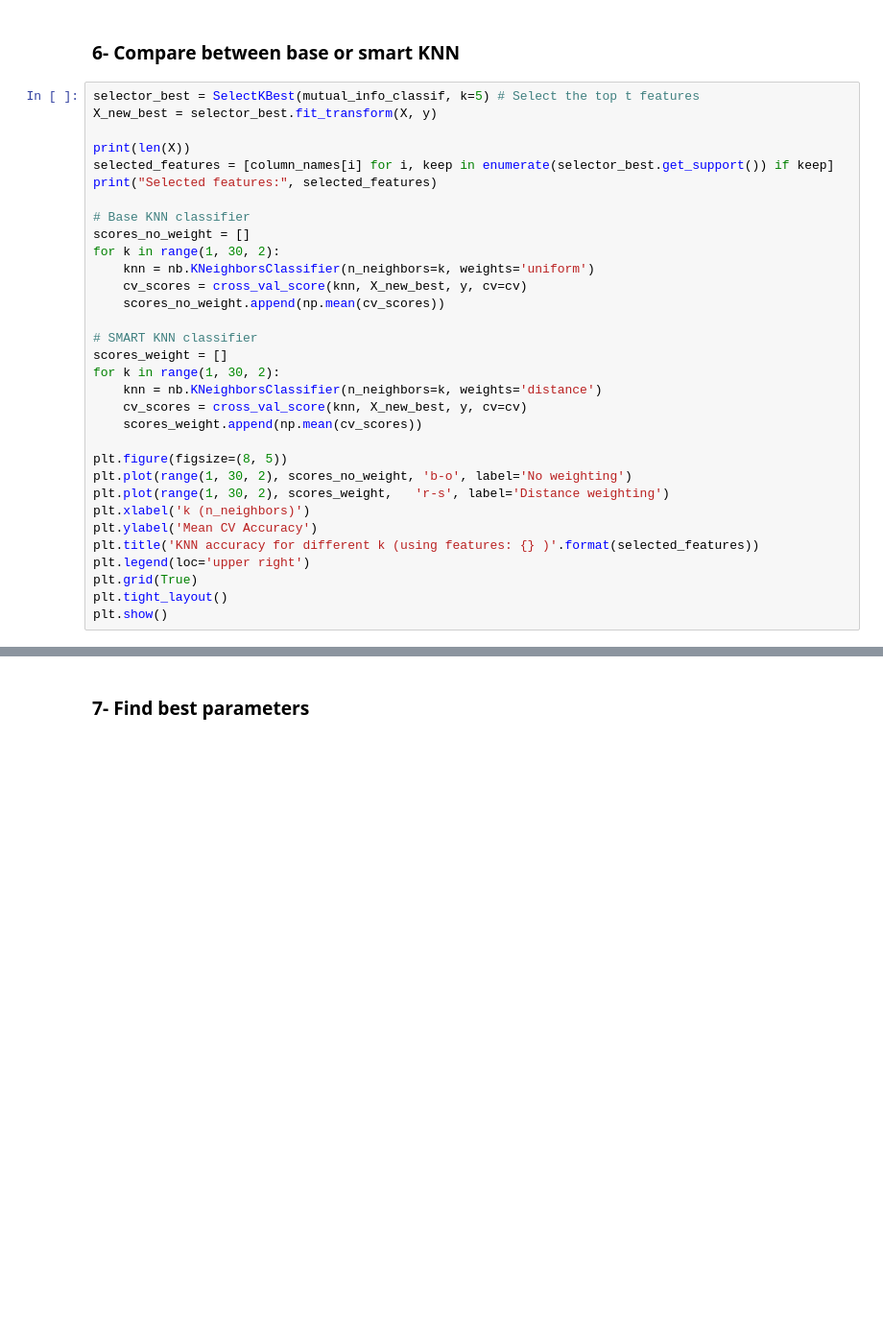
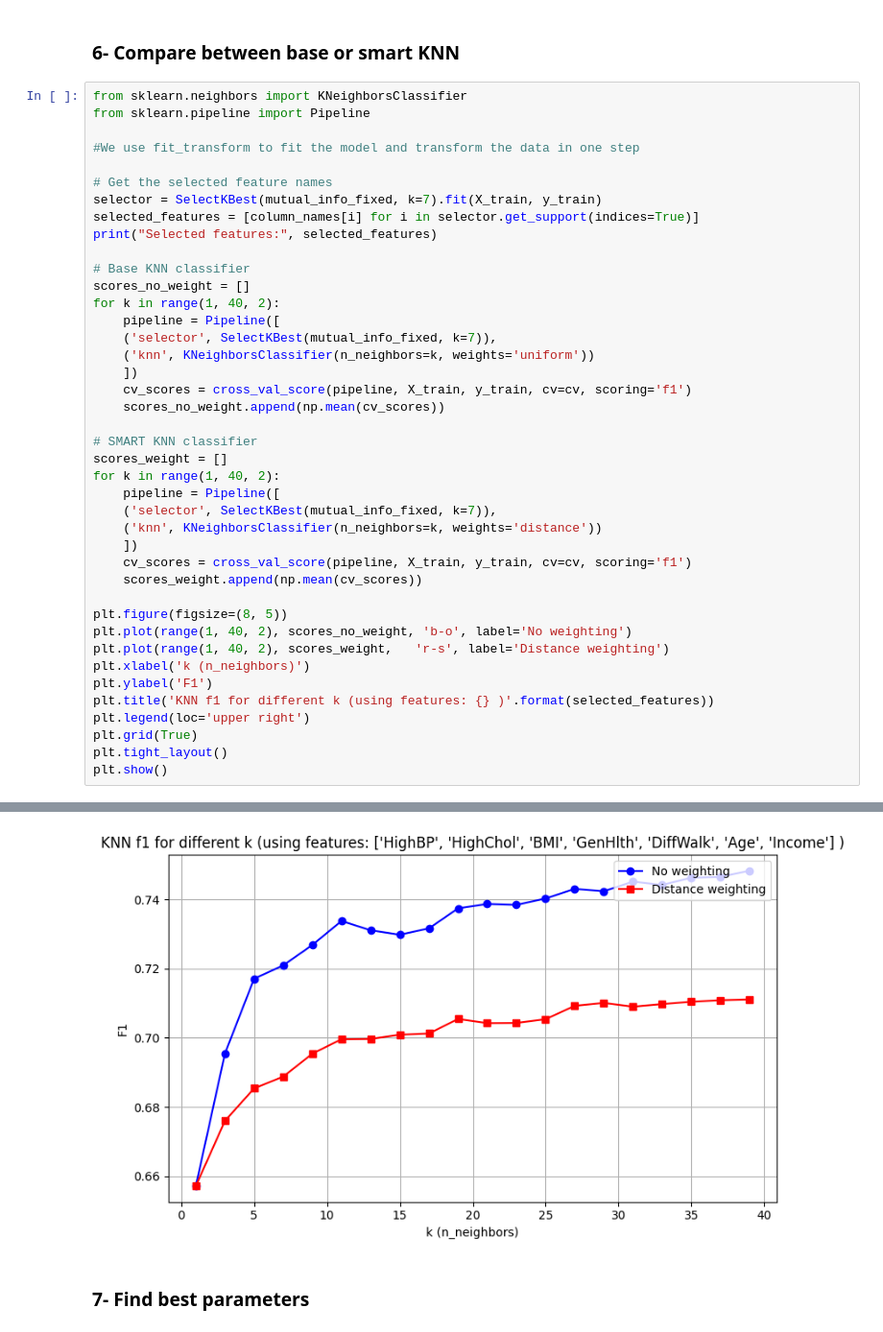
Before and after one commit to yasin281/data-mining-p2, a Jupyter notebook: src/KNN.ipynb, the cells around one changed output, grey strips where cells are left out. Shown at 96% size. Saved outputs shown, nothing was run; the diff lists cells and outputs as text; blank space fills up the shorter version.

```diff
--- a/src/KNN.ipynb
+++ b/src/KNN.ipynb
@@ -220,33 +283,42 @@ plt.show()
 # %% [markdown]
 ### 6- Compare between base or smart KNN
 # %%
-selector_best = SelectKBest(mutual_info_classif, k=5) # Select the top t features
-X_new_best = selector_best.fit_transform(X, y)
+from sklearn.neighbors import KNeighborsClassifier
+from sklearn.pipeline import Pipeline
 
-print(len(X))
-selected_features = [column_names[i] for i, keep in enumerate(selector_best.get_support()) if keep]
+#We use fit_transform to fit the model and transform the data in one step
+
+# Get the selected feature names
+selector = SelectKBest(mutual_info_fixed, k=7).fit(X_train, y_train)
+selected_features = [column_names[i] for i in selector.get_support(indices=True)]
 print("Selected features:", selected_features)
 
 # Base KNN classifier
 scores_no_weight = []
-for k in range(1, 30, 2):
-    knn = nb.KNeighborsClassifier(n_neighbors=k, weights='uniform')
-    cv_scores = cross_val_score(knn, X_new_best, y, cv=cv)
+for k in range(1, 40, 2):
+    pipeline = Pipeline([
+    ('selector', SelectKBest(mutual_info_fixed, k=7)),
+    ('knn', KNeighborsClassifier(n_neighbors=k, weights='uniform'))
+    ])
+    cv_scores = cross_val_score(pipeline, X_train, y_train, cv=cv, scoring='f1')
     scores_no_weight.append(np.mean(cv_scores))
 
 # SMART KNN classifier
 scores_weight = []
-for k in range(1, 30, 2):
-    knn = nb.KNeighborsClassifier(n_neighbors=k, weights='distance')
-    cv_scores = cross_val_score(knn, X_new_best, y, cv=cv)
+for k in range(1, 40, 2):
+    pipeline = Pipeline([
+    ('selector', SelectKBest(mutual_info_fixed, k=7)),
+    ('knn', KNeighborsClassifier(n_neighbors=k, weights='distance'))
+    ])
+    cv_scores = cross_val_score(pipeline, X_train, y_train, cv=cv, scoring='f1')
     scores_weight.append(np.mean(cv_scores))
 
 plt.figure(figsize=(8, 5))
-plt.plot(range(1, 30, 2), scores_no_weight, 'b-o', label='No weighting')
-plt.plot(range(1, 30, 2), scores_weight,   'r-s', label='Distance weighting')
+plt.plot(range(1, 40, 2), scores_no_weight, 'b-o', label='No weighting')
+plt.plot(range(1, 40, 2), scores_weight,   'r-s', label='Distance weighting')
 plt.xlabel('k (n_neighbors)')
-plt.ylabel('Mean CV Accuracy')
-plt.title('KNN accuracy for different k (using features: {} )'.format(selected_features))
+plt.ylabel('F1')
+plt.title('KNN f1 for different k (using features: {} )'.format(selected_features))
 plt.legend(loc='upper right')
 plt.grid(True)
 plt.tight_layout()
@@ -256,3 +328,4 @@ NameError: name 'SelectKBest' is not defined
+[figure, added]
 # %% [markdown]
 ### 7- Find best parameters
 # %%
```
Also changed, not shown: parts of 25 cells of this notebook, 1 other file.
